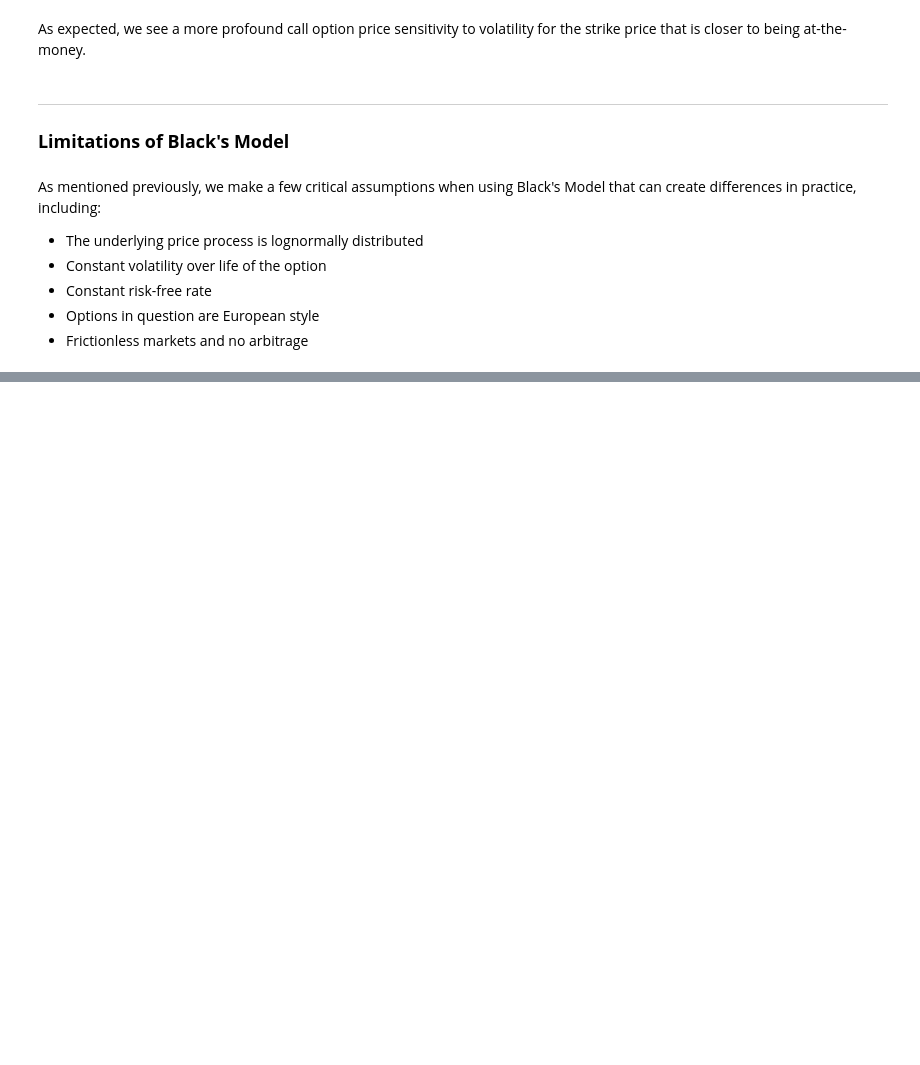
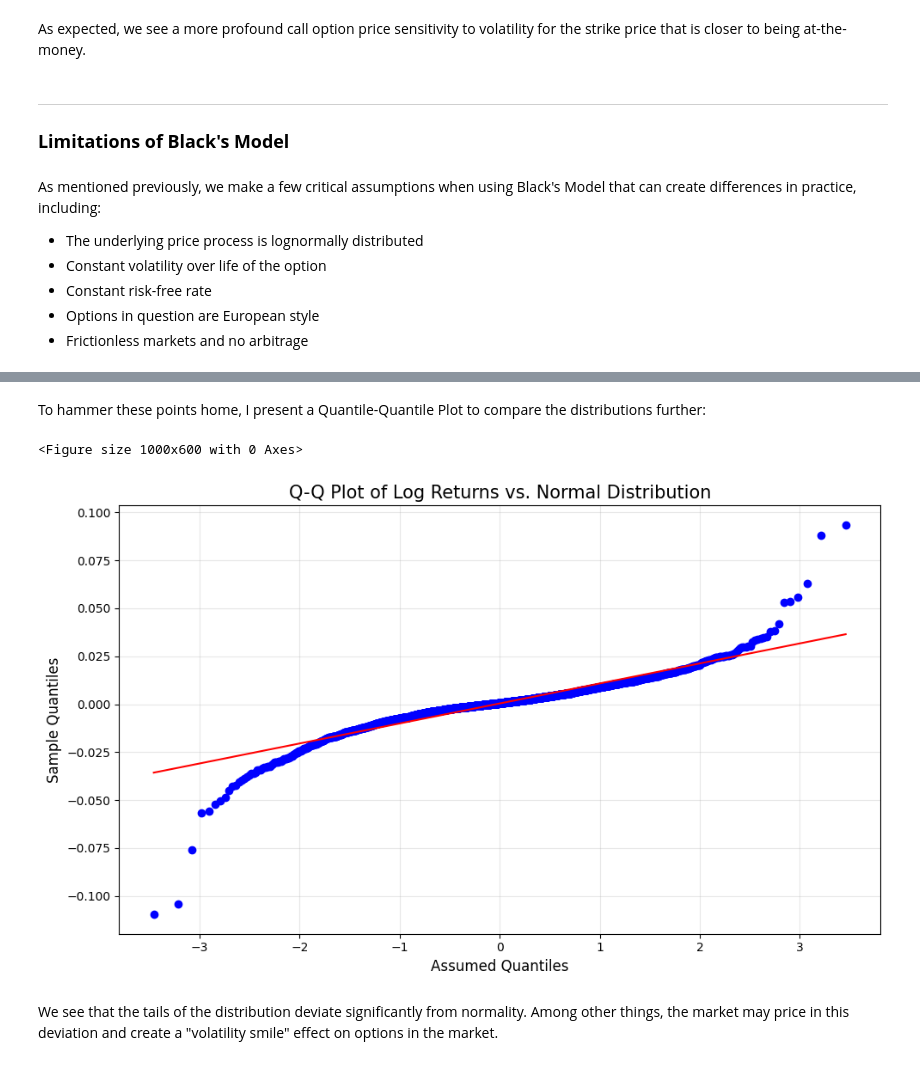
Before and after one commit to zacharywright96/Portfolio-Projects, a Jupyter notebook: BlacksModel.ipynb, the cells around one changed output, grey strips where cells are left out. Drawn from its saved outputs; the diff is of its cells as text; code cells hidden in the pictures; blank space fills up the shorter version.

```diff
--- a/BlacksModel.ipynb
+++ b/BlacksModel.ipynb
@@ -184,0 +263,19 @@ I will demonstrate the first limitation by comparing the assumed lognormal distr
+# %% [markdown]
+To hammer these points home, I present a Quantile-Quantile Plot to compare the distributions further:
+# %%
+plt.figure(figsize=(10, 6))
+log_returns = newdf['log_return'].astype(float)
+fig = plt.figure(figsize=(10, 6))
+res = stats.probplot(log_returns, dist="norm", plot=plt)
+
+plt.title('Q-Q Plot of Log Returns vs. Normal Distribution', fontsize=15)
+plt.xlabel('Assumed Quantiles', fontsize=12)
+plt.ylabel('Sample Quantiles', fontsize=12)
+plt.grid(True, alpha=0.3)
+plt.tight_layout()
+plt.show()
+# %% [output]
+<Figure size 1000x600 with 0 Axes>
+[figure, added]
+# %% [markdown]
+We see that the tails of the distribution deviate significantly from normality. Among other things, the market may price in this deviation and create a "volatility smile" effect on options in the market.
```
Also changed, not shown: parts of 15 cells of this notebook.
